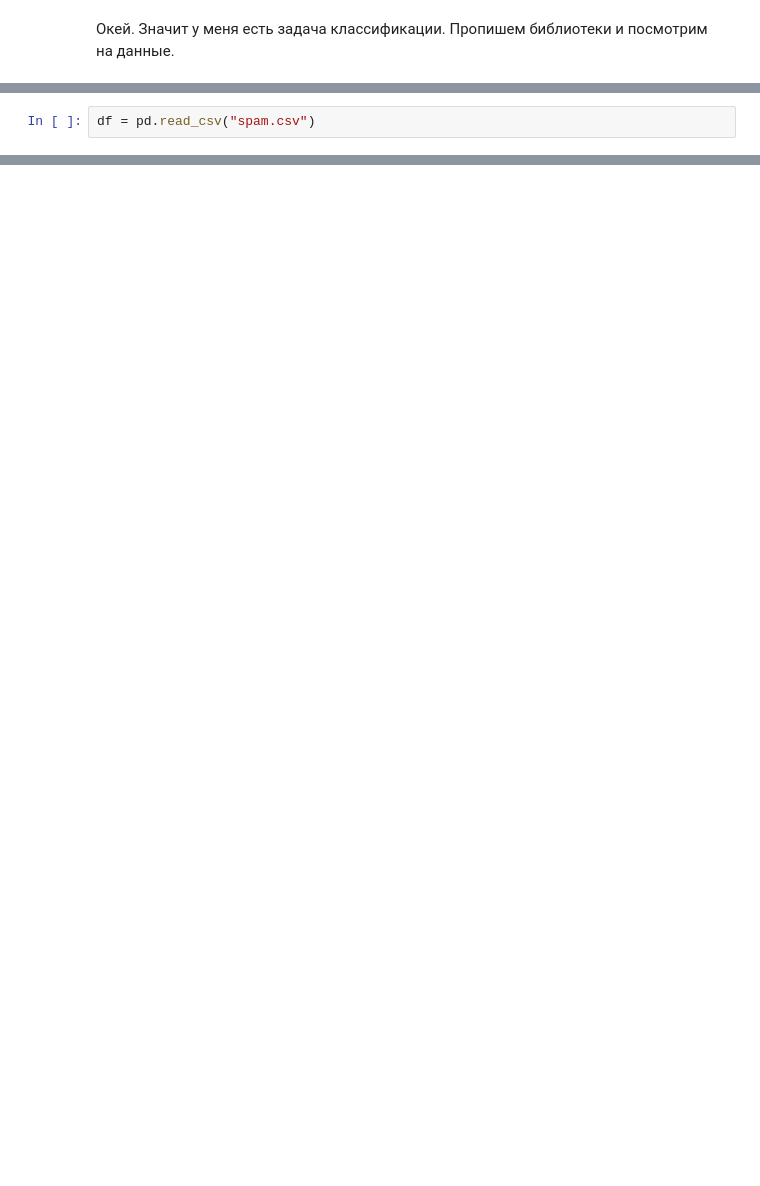
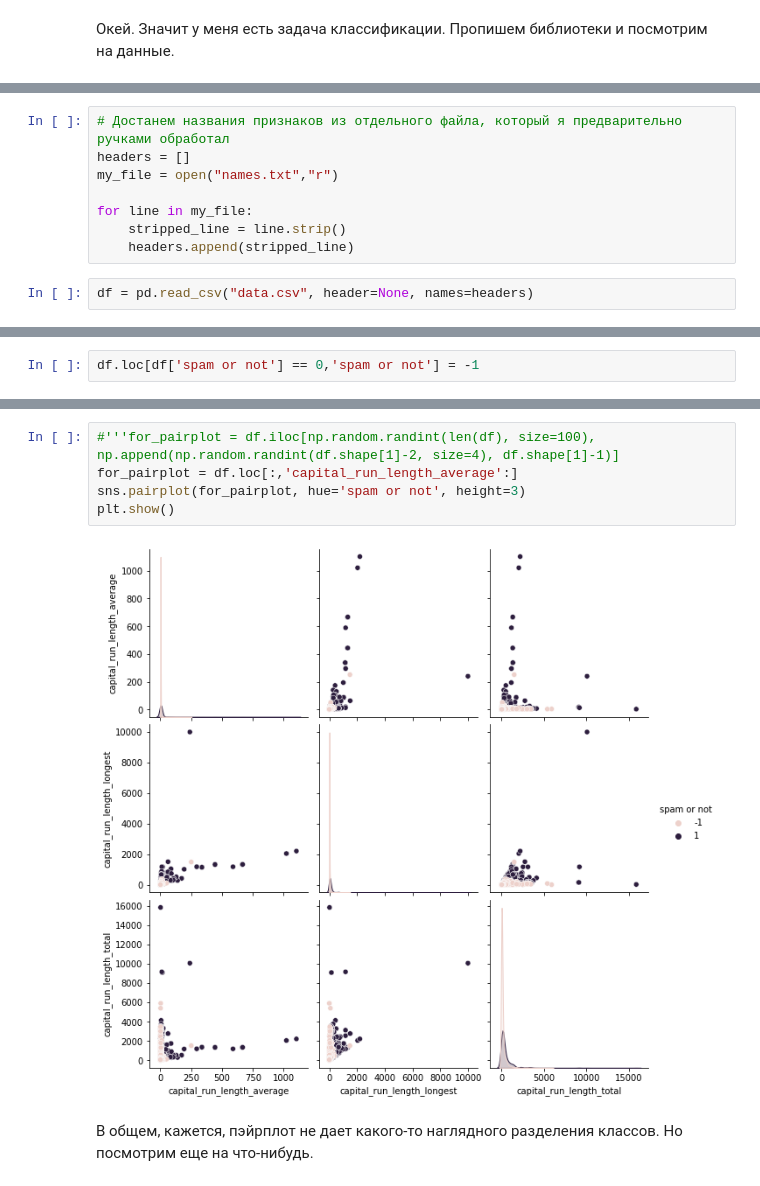
Before and after one commit to delayudz/ml_course, a Jupyter notebook: ml_task1_Pavlov.ipynb, the cells around one changed output, grey strips where cells are left out. Drawn from its saved outputs; the diff is of its cells as text; blank space fills up the shorter version.

```diff
--- a/ml_task1_Pavlov.ipynb
+++ b/ml_task1_Pavlov.ipynb
@@ -92,2 +91,10 @@ if IN_COLAB:
+# %%
+# Достанем названия признаков из отдельного файла, который я предварительно ручками обработал
+headers = []
+my_file = open("names.txt","r")
+
+for line in my_file:
+    stripped_line = line.strip()
+    headers.append(stripped_line)
 # %%
-df = pd.read_csv("spam.csv")
+df = pd.read_csv("data.csv", header=None, names=headers)
@@ -95,0 +118,2 @@ ParserError: ignored
+# %%
+df.loc[df['spam or not'] == 0,'spam or not'] = -1
@@ -95,0 +138,9 @@ ParserError: ignored
+# %%
+#'''for_pairplot = df.iloc[np.random.randint(len(df), size=100), np.append(np.random.randint(df.shape[1]-2, size=4), df.shape[1]-1)]
+for_pairplot = df.loc[:,'capital_run_length_average':]
+sns.pairplot(for_pairplot, hue='spam or not', height=3)
+plt.show()
+# %% [output]
+[figure, added]
+# %% [markdown]
+В общем, кажется, пэйрплот не дает какого-то наглядного разделения классов. Но посмотрим еще на что-нибудь.
```
Also changed, not shown: parts of 18 cells of this notebook.
